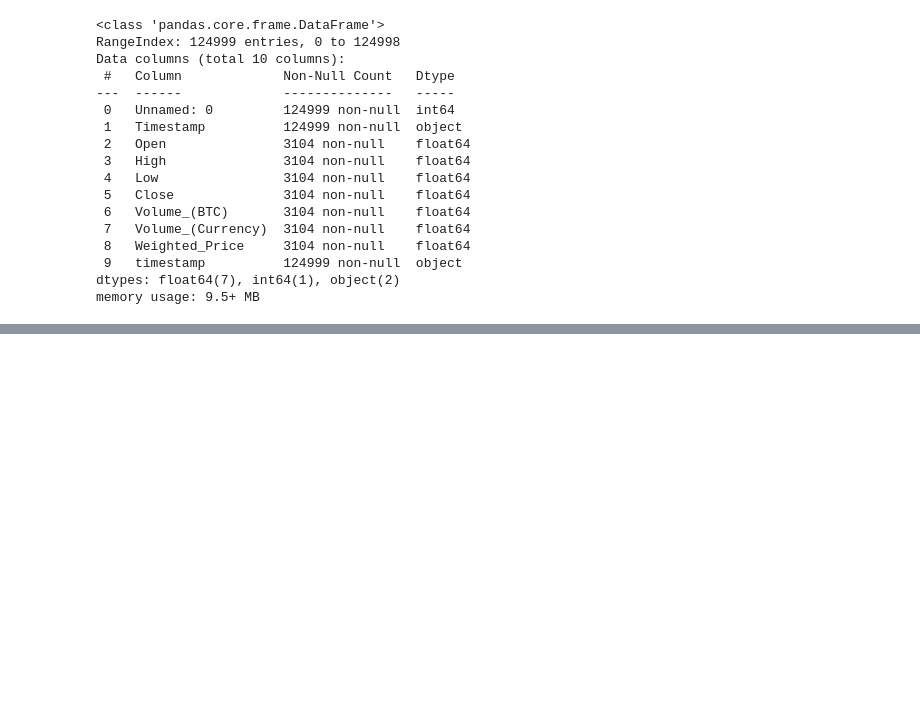
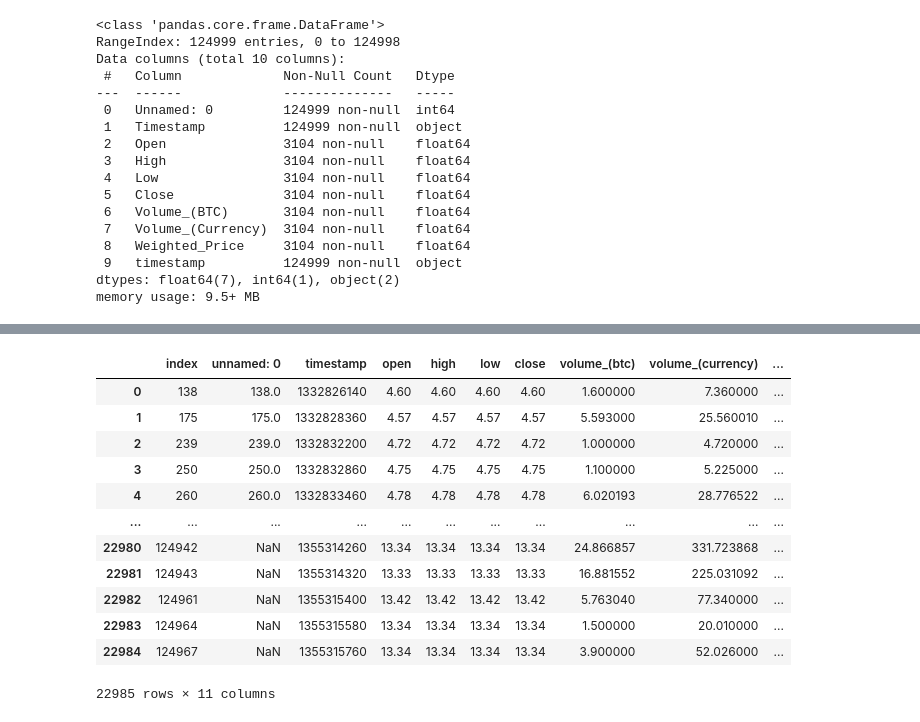
Before and after one commit to 0xjrr/ds-hackaton2-ldsa, a Jupyter notebook: HCKT02 - Data Wrangling/test.ipynb, the cells around one changed output, grey strips where cells are left out. Cells and saved outputs as stored; diff of their text form; code cells hidden in the pictures; blank space fills up the shorter version.

Commit message:
merged local

```diff
--- a/HCKT02 - Data Wrangling/test.ipynb
+++ b/HCKT02 - Data Wrangling/test.ipynb
@@ -157,0 +177,5 @@ json.load()
+# %%
+
+data_2.columns = data_2.columns.str.lower()
+data_2 = data_2.dropna()
+data_2
@@ -157,0 +196,5 @@ json.load()
+# %%
+
+data_3.columns = data_3.columns.str.lower()
+data_3 = data_3.dropna()
+data_3
@@ -157,0 +215,20 @@ json.load()
+# %%
+merged_local = pd.concat([data_1, data_2, data_3], axis=0).reset_index()
+# %%
+merged_local.timestamp = merged_local.timestamp.astype(int)
+# %%
+merged_local
+# %% [output]
+|  | index | unnamed: 0 | timestamp | open | high | low | close | volume_(btc) | volume_(currency) | ... |
+| 0 | 138 | 138.0 | 1332826140 | 4.60 | 4.60 | 4.60 | 4.60 | 1.600000 | 7.360000 | ... |
+| 1 | 175 | 175.0 | 1332828360 | 4.57 | 4.57 | 4.57 | 4.57 | 5.593000 | 25.560010 | ... |
+| 2 | 239 | 239.0 | 1332832200 | 4.72 | 4.72 | 4.72 | 4.72 | 1.000000 | 4.720000 | ... |
+| 3 | 250 | 250.0 | 1332832860 | 4.75 | 4.75 | 4.75 | 4.75 | 1.100000 | 5.225000 | ... |
+| 4 | 260 | 260.0 | 1332833460 | 4.78 | 4.78 | 4.78 | 4.78 | 6.020193 | 28.776522 | ... |
+| ... | ... | ... | ... | ... | ... | ... | ... | ... | ... | ... |
+| 22980 | 124942 | NaN | 1355314260 | 13.34 | 13.34 | 13.34 | 13.34 | 24.866857 | 331.723868 | ... |
+| 22981 | 124943 | NaN | 1355314320 | 13.33 | 13.33 | 13.33 | 13.33 | 16.881552 | 225.031092 | ... |
+| 22982 | 124961 | NaN | 1355315400 | 13.42 | 13.42 | 13.42 | 13.42 | 5.763040 | 77.340000 | ... |
+| 22983 | 124964 | NaN | 1355315580 | 13.34 | 13.34 | 13.34 | 13.34 | 1.500000 | 20.010000 | ... |
+| 22984 | 124967 | NaN | 1355315760 | 13.34 | 13.34 | 13.34 | 13.34 | 3.900000 | 52.026000 | ... |
+22985 rows × 11 columns
```
Also changed, not shown: parts of 26 cells of this notebook.
